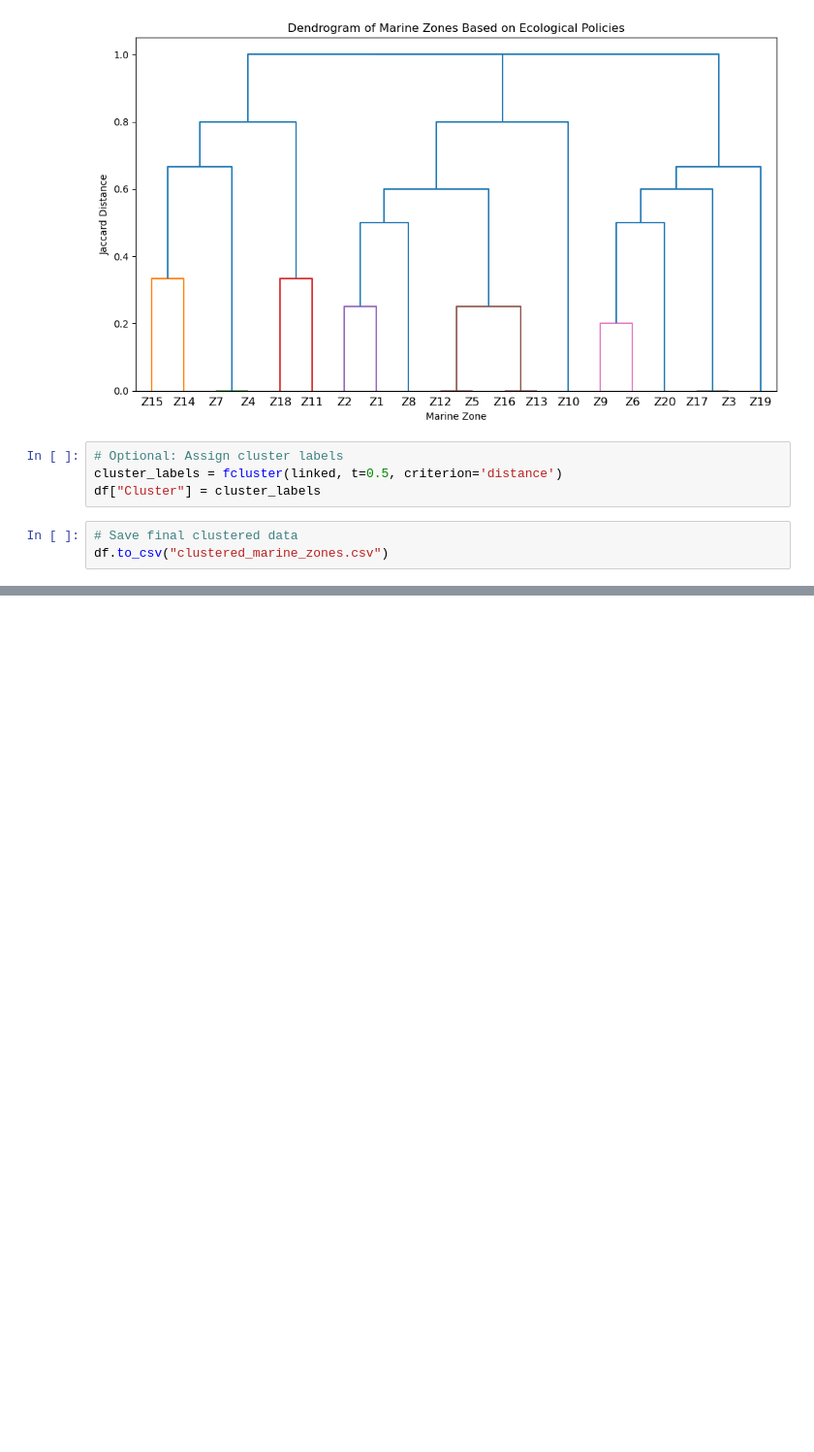
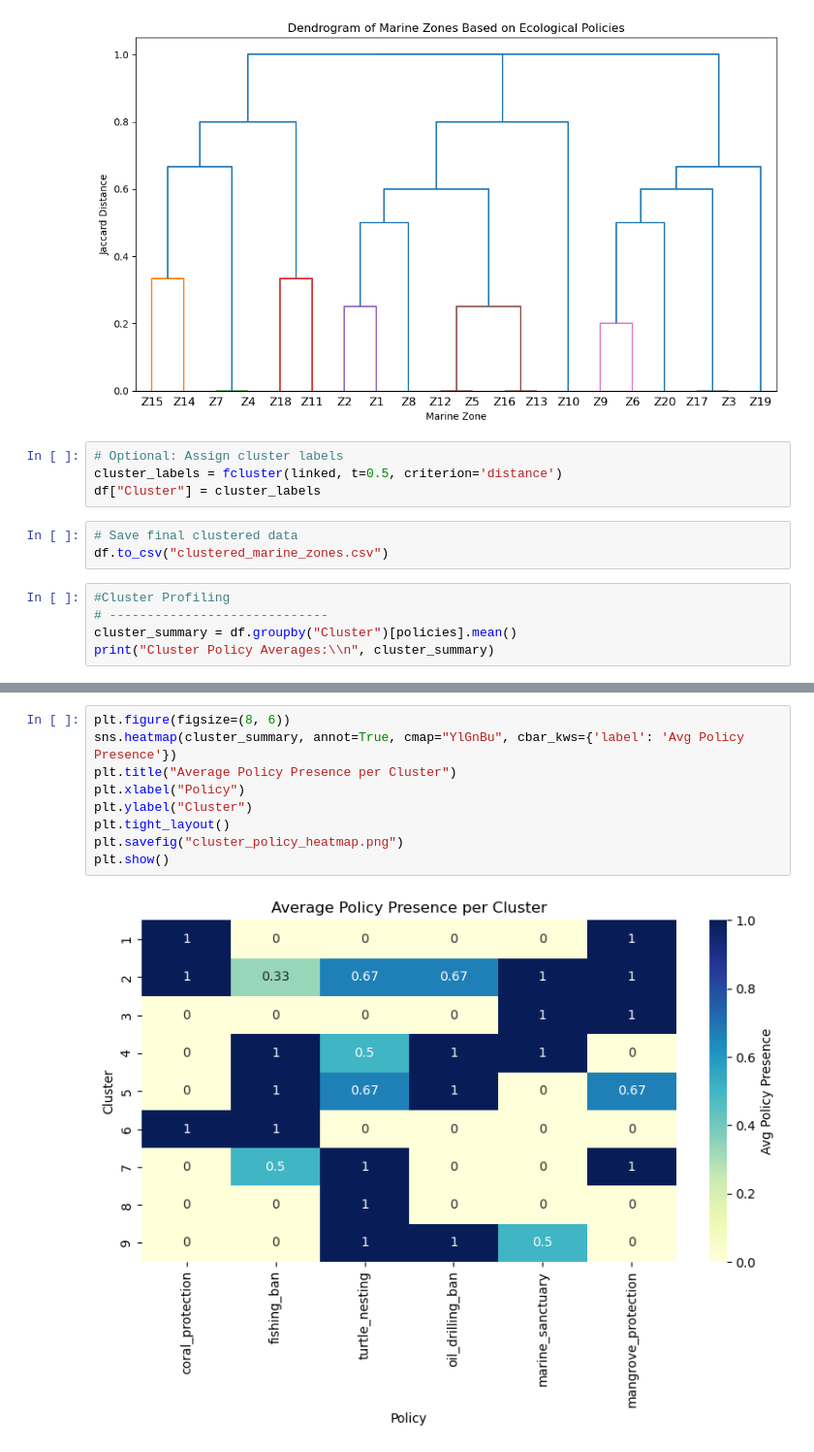
Before and after one commit to DolapoSalim/hierarchical-clustering-and-dendrogram, a Jupyter notebook: notebook/analysis.ipynb, the cells around one changed output, grey strips where cells are left out. Shown at 97% size. Saved outputs shown, nothing was run; the diff lists cells and outputs as text; blank space fills up the shorter version.

```diff
--- a/notebook/analysis.ipynb
+++ b/notebook/analysis.ipynb
@@ -87,3 +88,8 @@ df["Cluster"] = cluster_labels
 # %%
 # Save final clustered data
 df.to_csv("clustered_marine_zones.csv")
+# %%
+#Cluster Profiling
+# -----------------------------
+cluster_summary = df.groupby("Cluster")[policies].mean()
+print("Cluster Policy Averages:\\n", cluster_summary)
@@ -89,0 +114,11 @@ df.to_csv("clustered_marine_zones.csv")
+# %%
+plt.figure(figsize=(8, 6))
+sns.heatmap(cluster_summary, annot=True, cmap="YlGnBu", cbar_kws={'label': 'Avg Policy Presence'})
+plt.title("Average Policy Presence per Cluster")
+plt.xlabel("Policy")
+plt.ylabel("Cluster")
+plt.tight_layout()
+plt.savefig("cluster_policy_heatmap.png")
+plt.show()
+# %% [output]
+[figure, added]
```
Also changed, not shown: parts of 3 cells of this notebook.
